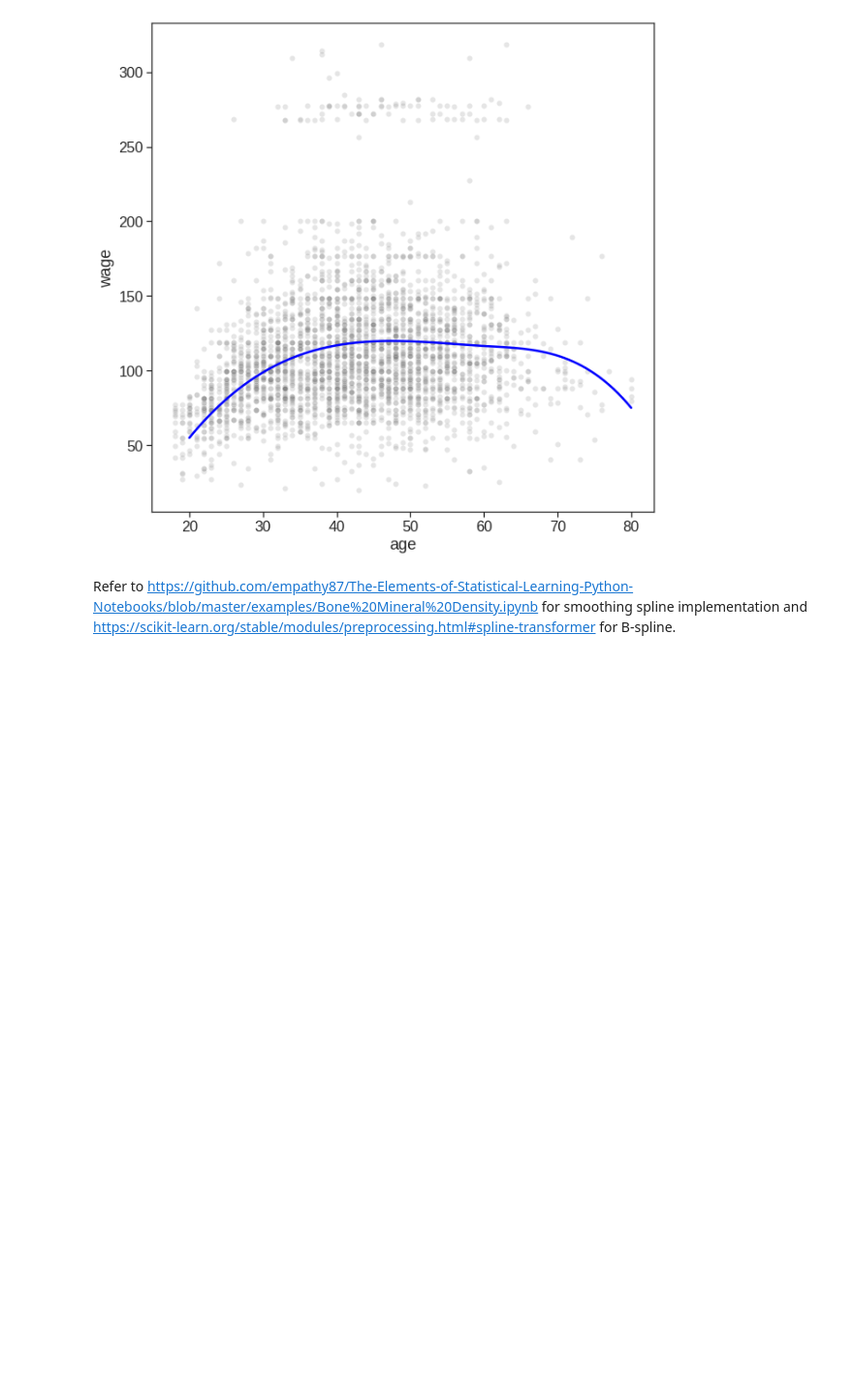
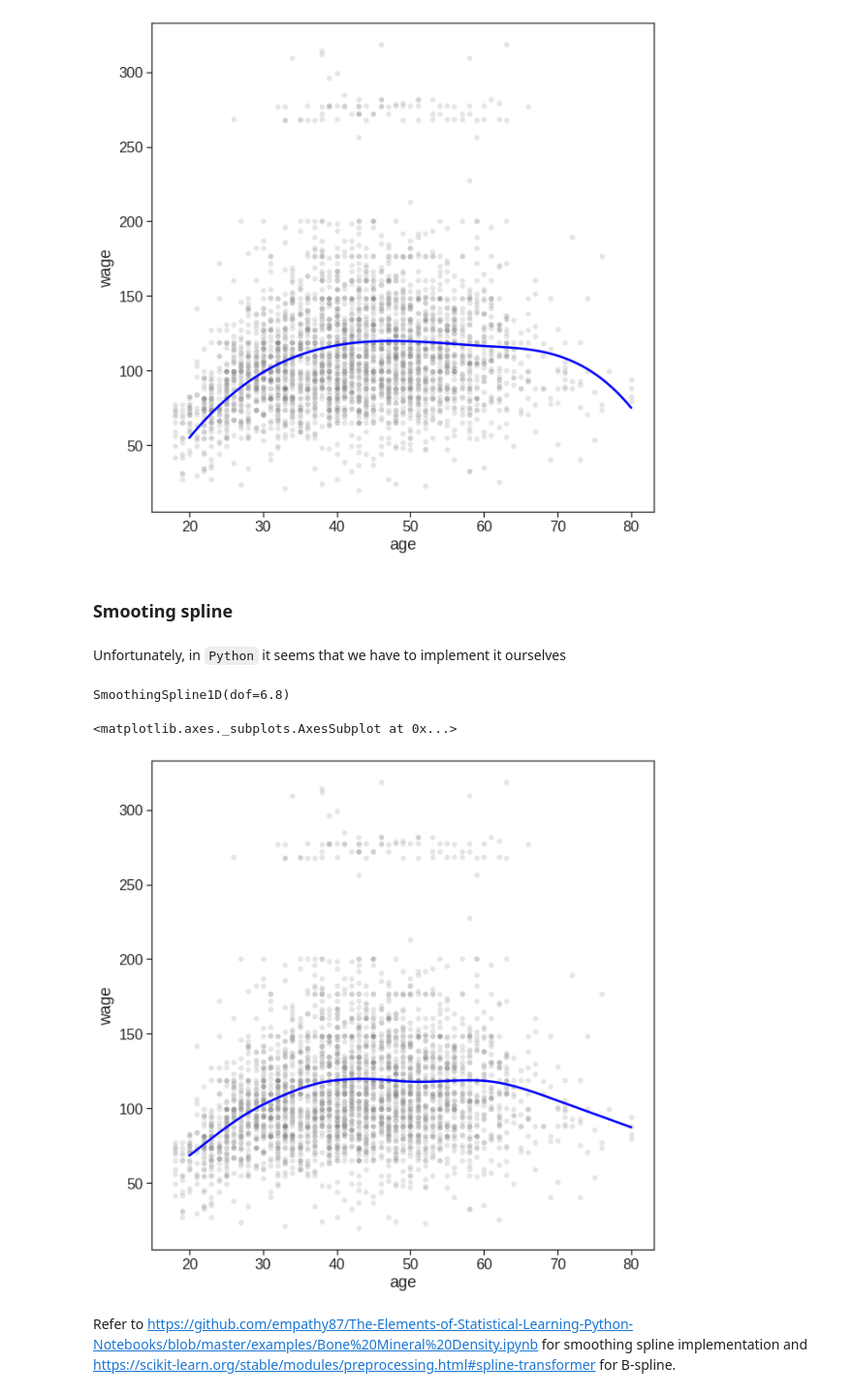
Before and after one commit to phonchi/nsysu-math524-2022, a Jupyter notebook: static_files/presentations/Chapter_7_Lab.ipynb, the cells around one changed output. Shown at 97% size. Cells and saved outputs as stored; diff of their text form; code cells hidden in the pictures; blank space fills up the shorter version.

```diff
--- a/static_files/presentations/Chapter_7_Lab.ipynb
+++ b/static_files/presentations/Chapter_7_Lab.ipynb
@@ -603,5 +718,39 @@ sns.lineplot(x=test_ages, y=y_hat, ax=ax, color='blue')
 # %% [output]
 <matplotlib.axes._subplots.AxesSubplot at 0x...>
 [figure]
+# %% [markdown]
+### Smooting spline
+# %% [markdown]
+Unfortunately, in `Python` it seems that we have to implement it ourselves
+# %%
+X = Wage['age'].values.reshape(-1,1)
+sp = SmoothingSpline1D(dof=6.8)
+sp.fit(X, y.values)
+# %% [output]
+SmoothingSpline1D(dof=6.8)
+# %%
+X_test = np.linspace(20,80,100).reshape(-1,1)
+# %%
+y_hat = sp.predict(X_test)
+
+#y_hat = model.predict(X)
+#predictions = model.get_prediction()
+#df_predictions = predictions.summary_frame()
+
+
+fig, ax = plt.subplots(figsize=(10,10))
+
+# Plot datapoints
+sns.scatterplot(x='age', y='wage',
+                color='tab:gray',
+                alpha=0.2,
+                ax=ax,
+                data=Wage)
+
+# Plot estimated f(x)
+sns.lineplot(x=X_test.squeeze(), y=y_hat.squeeze(), ax=ax, color='blue')
+# %% [output]
+<matplotlib.axes._subplots.AxesSubplot at 0x...>
+[figure, added]
 # %% [markdown]
 Refer to https://github.com/empathy87/The-Elements-of-Statistical-Learning-Python-Notebooks/blob/master/examples/Bone%20Mineral%20Density.ipynb for smoothing spline implementation and https://scikit-learn.org/stable/modules/preprocessing.html#spline-transformer for B-spline.
```
Also changed, not shown: parts of 23 cells of this notebook, 1 other file.
